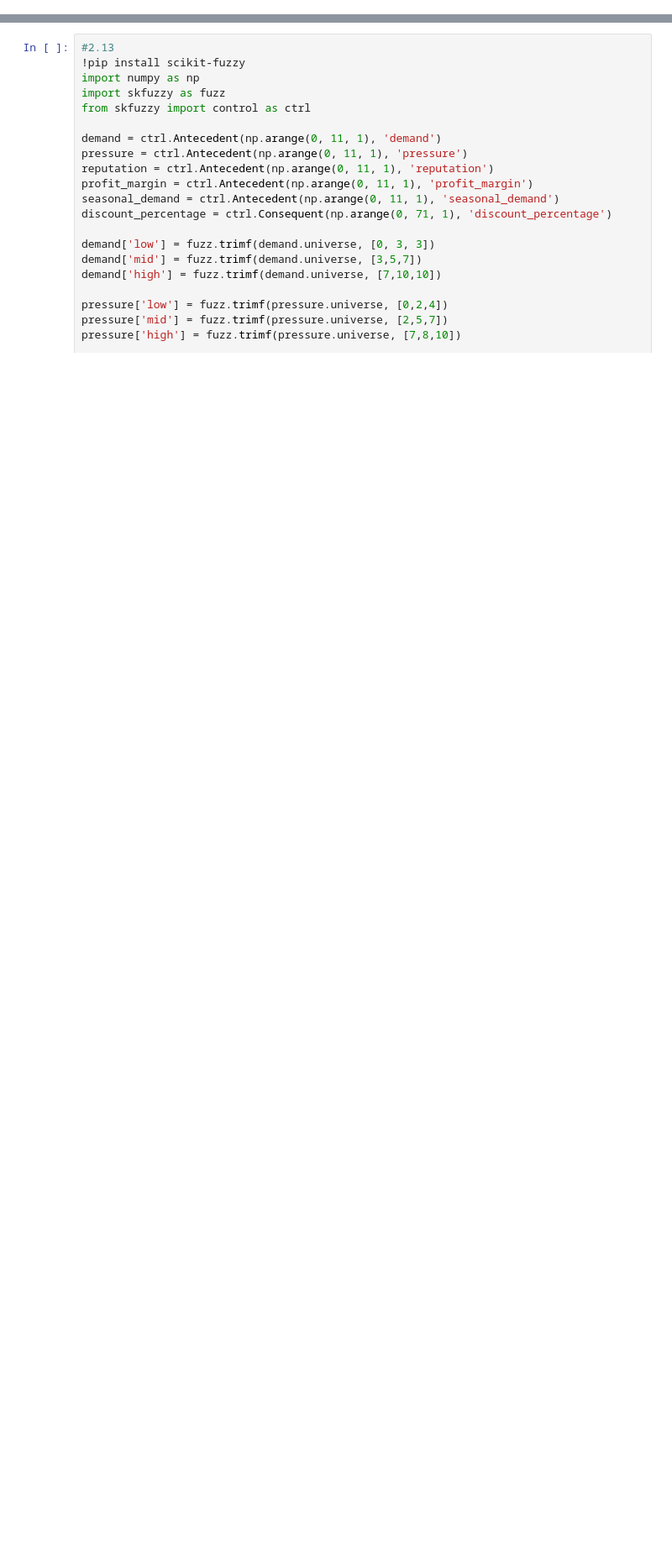
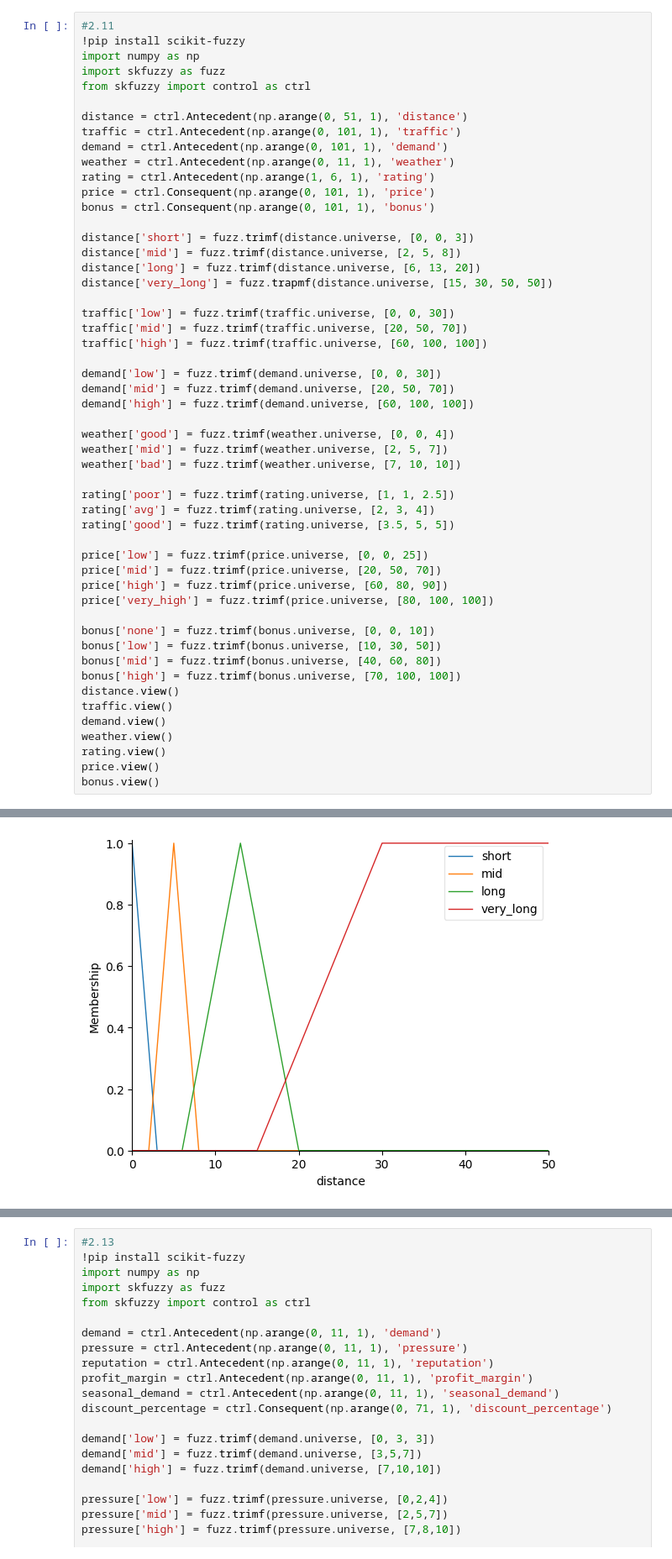
Before and after one commit to yentran31251022363-ship-it/HW---Tran-Hai-Yen, a Jupyter notebook: HW_week_2.ipynb, the cells around one changed output, grey strips where cells are left out. Shown at 84% size. Saved outputs shown, nothing was run; the diff lists cells and outputs as text; blank space fills up the shorter version.

```diff
--- a/HW_week_2.ipynb
+++ b/HW_week_2.ipynb
@@ -1,2 +1,55 @@
 # %% [markdown]
 <a href="https://colab.research.google.com/github/yentran31251022363-ship-it/HW---Tran-Hai-Yen/blob/main/HW_week_2.ipynb" target="_parent"><img src="https://colab.research.google.com/assets/colab-badge.svg" alt="Open In Colab"/></a>
+# %%
+#2.11
+!pip install scikit-fuzzy
+import numpy as np
+import skfuzzy as fuzz
+from skfuzzy import control as ctrl
+
+distance = ctrl.Antecedent(np.arange(0, 51, 1), 'distance')
+traffic = ctrl.Antecedent(np.arange(0, 101, 1), 'traffic')
+demand = ctrl.Antecedent(np.arange(0, 101, 1), 'demand')
+weather = ctrl.Antecedent(np.arange(0, 11, 1), 'weather')
+rating = ctrl.Antecedent(np.arange(1, 6, 1), 'rating')
+price = ctrl.Consequent(np.arange(0, 101, 1), 'price')
+bonus = ctrl.Consequent(np.arange(0, 101, 1), 'bonus')
+
+distance['short'] = fuzz.trimf(distance.universe, [0, 0, 3])
+distance['mid'] = fuzz.trimf(distance.universe, [2, 5, 8])
+distance['long'] = fuzz.trimf(distance.universe, [6, 13, 20])
+distance['very_long'] = fuzz.trapmf(distance.universe, [15, 30, 50, 50])
+
+traffic['low'] = fuzz.trimf(traffic.universe, [0, 0, 30])
+traffic['mid'] = fuzz.trimf(traffic.universe, [20, 50, 70])
+traffic['high'] = fuzz.trimf(traffic.universe, [60, 100, 100])
+
+demand['low'] = fuzz.trimf(demand.universe, [0, 0, 30])
+demand['mid'] = fuzz.trimf(demand.universe, [20, 50, 70])
+demand['high'] = fuzz.trimf(demand.universe, [60, 100, 100])
+
+weather['good'] = fuzz.trimf(weather.universe, [0, 0, 4])
+weather['mid'] = fuzz.trimf(weather.universe, [2, 5, 7])
+weather['bad'] = fuzz.trimf(weather.universe, [7, 10, 10])
+
+rating['poor'] = fuzz.trimf(rating.universe, [1, 1, 2.5])
+rating['avg'] = fuzz.trimf(rating.universe, [2, 3, 4])
+rating['good'] = fuzz.trimf(rating.universe, [3.5, 5, 5])
+
+price['low'] = fuzz.trimf(price.universe, [0, 0, 25])
+price['mid'] = fuzz.trimf(price.universe, [20, 50, 70])
+price['high'] = fuzz.trimf(price.universe, [60, 80, 90])
+price['very_high'] = fuzz.trimf(price.universe, [80, 100, 100])
+
+bonus['none'] = fuzz.trimf(bonus.universe, [0, 0, 10])
+bonus['low'] = fuzz.trimf(bonus.universe, [10, 30, 50])
+bonus['mid'] = fuzz.trimf(bonus.universe, [40, 60, 80])
+bonus['high'] = fuzz.trimf(bonus.universe, [70, 100, 100])
+distance.view()
+traffic.view()
+demand.view()
+weather.view()
+rating.view()
+price.view()
+bonus.view()
+# %% [output]
@@ -2,0 +61 @@
+[figure, added]
```
Also changed, not shown: parts of 6 cells of this notebook.
